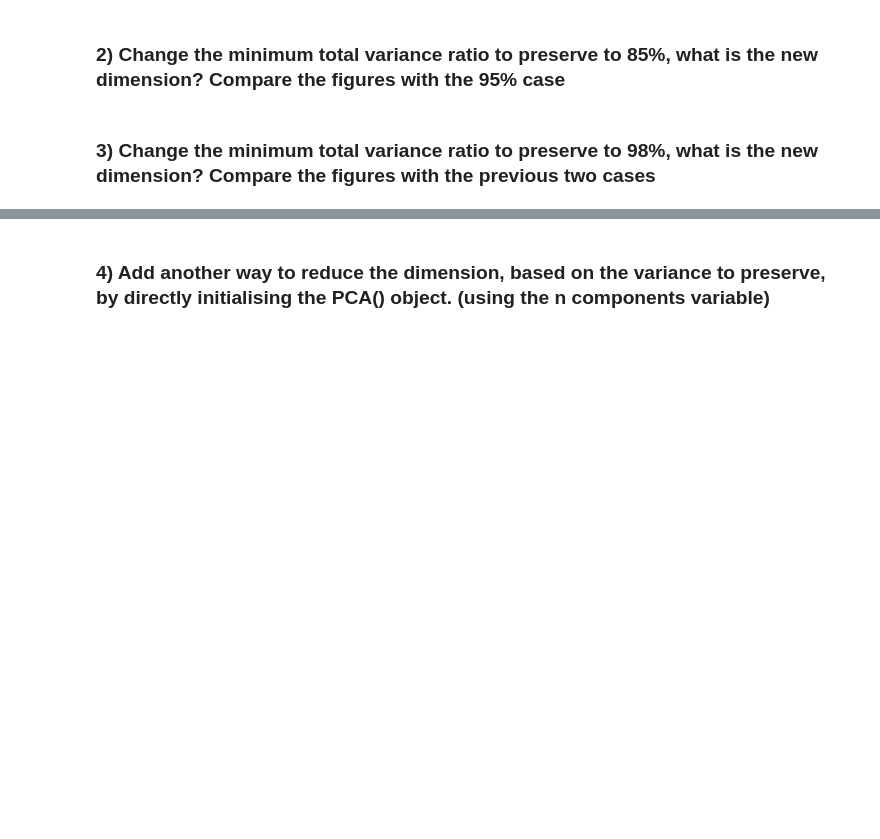
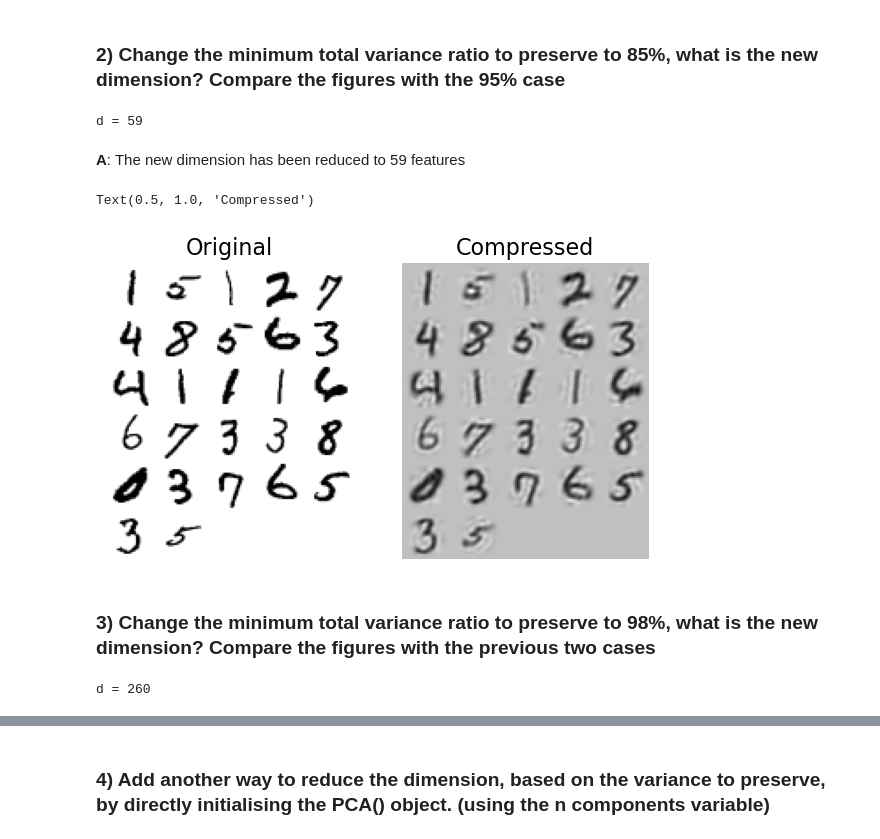
Before and after one commit to Reinn90/Machine_Learning, a Jupyter notebook: Prac6/MLPrac6.ipynb, the cells around one changed output, grey strips where cells are left out. Drawn from its saved outputs; the diff is of its cells as text; code cells hidden in the pictures; blank space fills up the shorter version.

```diff
--- a/Prac6/MLPrac6.ipynb
+++ b/Prac6/MLPrac6.ipynb
@@ -40,4 +214,41 @@ X2D = X_centered.dot(W2)	                  # new 2D representation of the data
 # %% [markdown]
 ### 2) Change the minimum total variance ratio to preserve to 85%, what is the new dimension? Compare the figures with the 95% case
+# %%
+pca = PCA()                # initialise PCA
+pca.fit(X_train)           # train the model using .fit
+
+cumsum = np.cumsum(pca.explained_variance_ratio_)       # calculate the cumulative sum of proportion of variance explained
+d = np.argmax(cumsum >= 0.85) + 1                       # find the index of where 85% of the data is explained by the model
+print("d =", d)
+# %% [output]
+d = 59
+# %% [markdown]
+**A**: The new dimension has been reduced to 59 features
+# %%
+# Retrain with 59 features and plot the compression
+pca = PCA(n_components=d)
+X_reduced = pca.fit_transform(X_train)
+X_recovered = pca.inverse_transform(X_reduced)
+
+plt.figure(figsize=(7, 4))
+plt.subplot(121)
+plot_digits(X_train[::2100])
+plt.title("Original", fontsize=16)
+
+plt.subplot(122)
+plot_digits(X_recovered[::2100])
+plt.title("Compressed", fontsize=16)
+# %% [output]
+Text(0.5, 1.0, 'Compressed')
+[figure, added]
 # %% [markdown]
 ### 3) Change the minimum total variance ratio to preserve to 98%, what is the new dimension? Compare the figures with the previous two cases
+# %%
+pca = PCA()                # initialise PCA
+pca.fit(X_train)           # train the model using .fit
+
+cumsum = np.cumsum(pca.explained_variance_ratio_)       # calculate the cumulative sum of proportion of variance explained
+d = np.argmax(cumsum >= 0.98) + 1                       # find the index of where 98% of the data is explained by the model
+print("d =", d)
+# %% [output]
+d = 260
```
Also changed, not shown: parts of 19 cells of this notebook, 3 other files.
